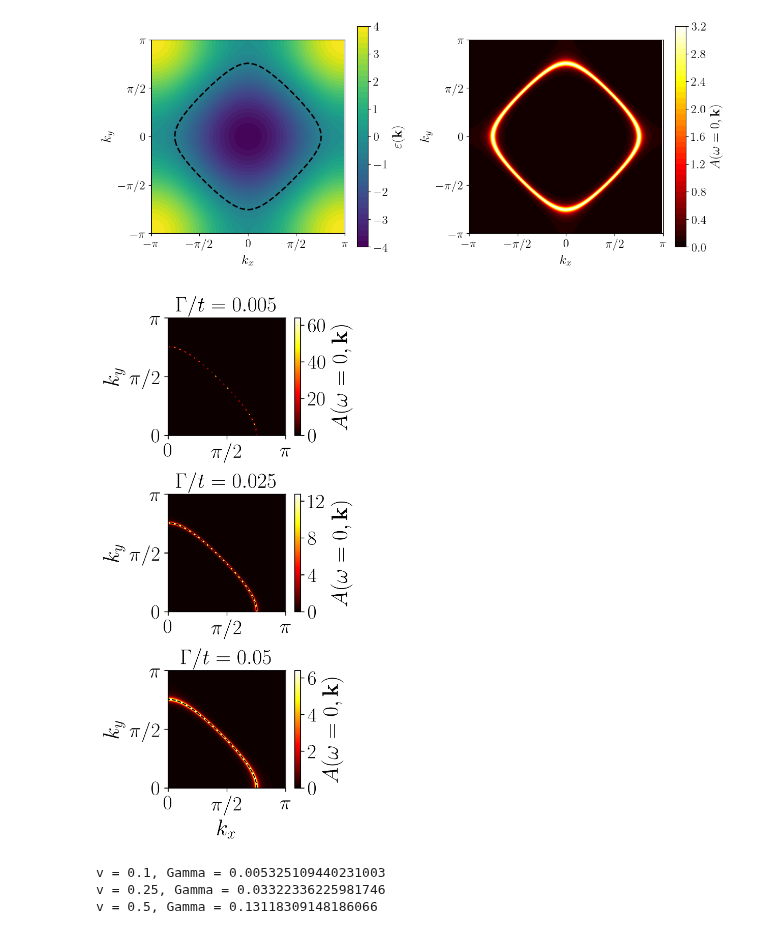
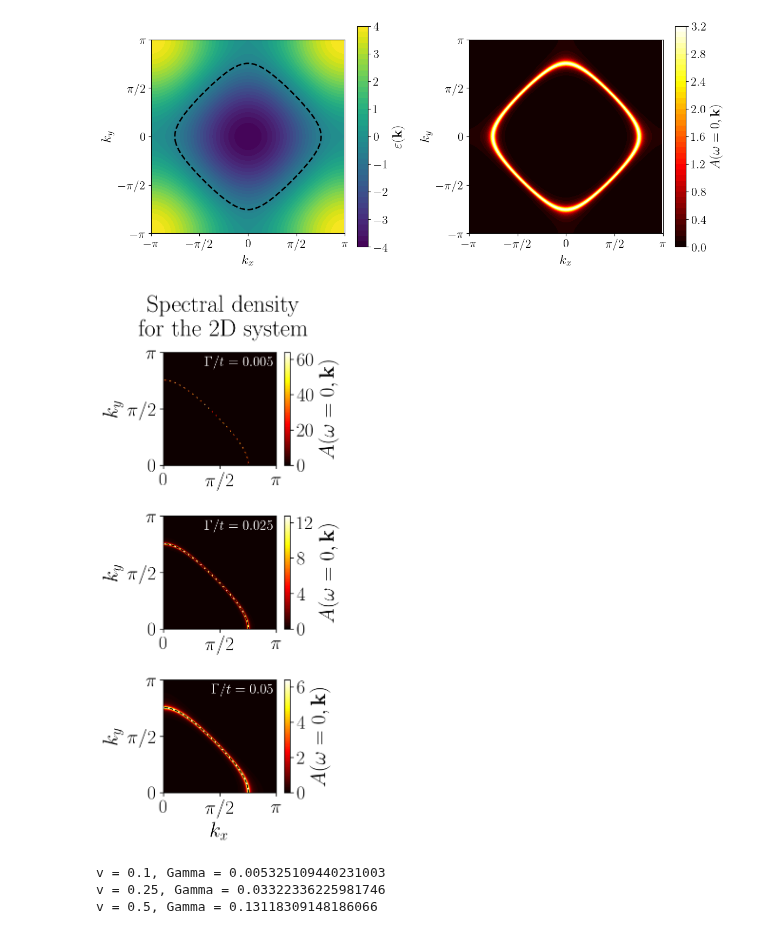
Before and after one commit to cctort/quantum_criticality, a Jupyter notebook: chi_rpa_disorder.ipynb, the cells around one changed output. Drawn from its saved outputs; the diff is of its cells as text; code cells hidden in the pictures.

```diff
--- a/chi_rpa_disorder.ipynb
+++ b/chi_rpa_disorder.ipynb
@@ -75,13 +75,16 @@ from matplotlib.ticker import MaxNLocator
 
 update_mpl_params(bigger_labels=3)
 
-fig, axs = plt.subplots(3, 1, figsize=(3, 8), gridspec_kw={'hspace': 0.5})
+fig, axs = plt.subplots(3, 1, figsize=(3, 8), gridspec_kw={'hspace': 0.45})
+
+# Fixed raw string escaping (\n now creates an actual newline)
+fig.suptitle("Spectral density\nfor the 2D system", y=0.98)
 
 Gamma_list = [0.005, 0.025, 0.05]
 for i, Gamma in enumerate(Gamma_list):
 
     lat = LATTICE(dim=2)
-    nk = 500
+    nk = 1000
 
     bz = BZ(lat, nk=nk, ibz=False)
 
@@ -91,39 +94,47 @@ for i, Gamma in enumerate(Gamma_list):
 
     kx -= np.pi
     ky -= np.pi
     e_k = np.roll(np.roll(e_k, nk//2, axis=0), nk//2, axis=1)
 
     T = 0.01
     mu = get_mu(e_k=bz.e_k, n_goal=0.75, beta=1/0.01)
     A_k0 = (1/np.pi) * Gamma / (Gamma**2 + (e_k - mu)**2)
 
     cf = axs[i].contourf(kx, ky, A_k0, levels=100, cmap='hot')
 
     # Automatically selects nice round ticks without altering numerical values
     plt.colorbar(cf, ax=axs[i], label=r'$A(\omega=0, \mathbf{k})$', ticks=MaxNLocator(nbins=4))
 
     axs[i].contour(kx, ky, e_k, levels=[mu], colors='black', linewidths=1)
 
-    axs[i].set_title(rf"$\Gamma/t = {Gamma}$", size=5*mpl.rcParams['figure.titlesize']//6)
+    # In-plot label on the top right in white plain text
+    axs[i].text(
+        0.98, 0.97,
+        rf"$\Gamma/t = {Gamma}$",
+        transform=axs[i].transAxes,
+        color='white',
+        ha='right',
+        va='top',
+        fontsize=14
+    )
 
-    axs[i].set_xticks([-np.pi, 0, np.pi], labels=[r'$-\pi$', '0', r'$\pi$'])
-    axs[i].set_aspect('equal')
-    axs[i].set_yticks([-np.pi, 0, np.pi], labels=[r'$-\pi$', '0', r'$\pi$'])
     axs[i].set_ylabel(r'$k_y$')
 
     axs[i].set_xticks([0, np.pi/2, np.pi], labels=['0', r'$\pi/2$', r'$\pi$'])
     axs[i].set_yticks([0, np.pi/2, np.pi], labels=['0', r'$\pi/2$', r'$\pi$'])
     axs[i].set_xlim(0, np.pi)
     axs[i].set_ylim(0, np.pi)
     axs[i].set_aspect('equal')
 
 axs[-1].set_xlabel(r'$k_x$')
 
 fig.set_dpi(300)
-plt.tight_layout()
+
+# Reserved top 5% space so multiline suptitle does not overlap top subplot
+plt.tight_layout(rect=[0, 0, 1, 0.95])
 plt.show()
 # %% [output]
-[figure, old version]
+[figure, new version]
 # %%
 import numpy as np
 import matplotlib.pyplot as plt
```
Also changed, not shown: parts of 4 cells of this notebook, 41 other files.
